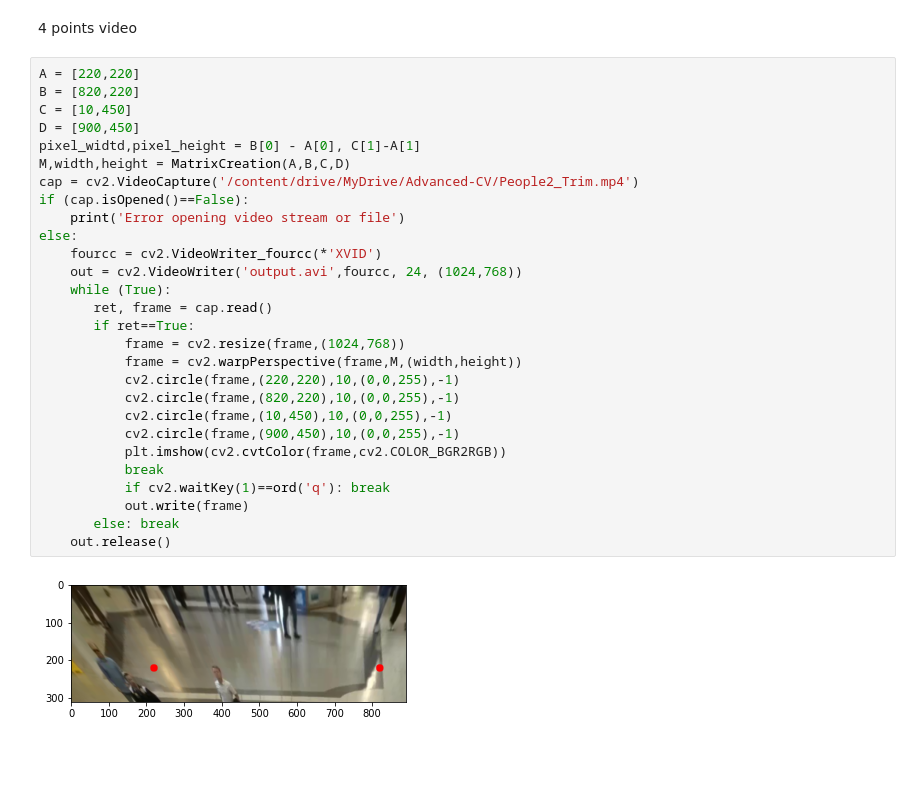
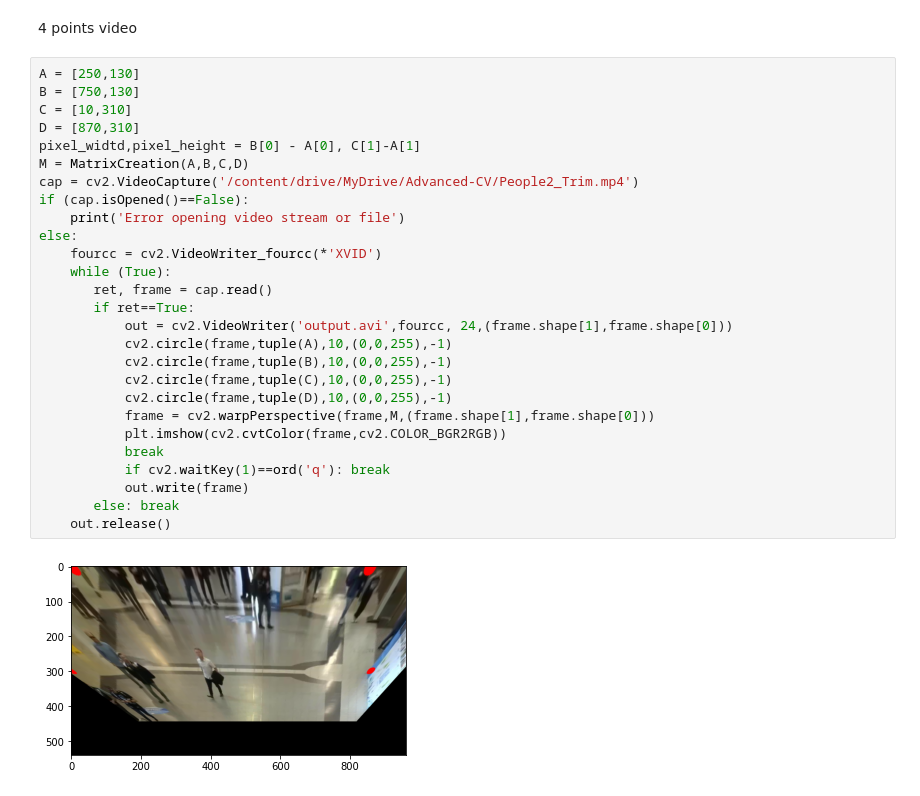
Before and after one commit to lephuocdat2000/Advanced-CV, a Jupyter notebook: FinalProject.ipynb, the cells around one changed output. Cells and saved outputs as stored; diff of their text form; blank space fills up the shorter version.

```diff
--- a/FinalProject.ipynb
+++ b/FinalProject.ipynb
@@ -315,32 +232,31 @@ plt.imshow(cv2.cvtColor(image,cv2.COLOR_BGR2RGB))
 # %% [markdown]
 4 points video
 # %%
-A = [220,220]
-B = [820,220]
-C = [10,450]
-D = [900,450]
+A = [250,130]
+B = [750,130]
+C = [10,310]
+D = [870,310]
 pixel_widtd,pixel_height = B[0] - A[0], C[1]-A[1]
-M,width,height = MatrixCreation(A,B,C,D)
+M = MatrixCreation(A,B,C,D)
 cap = cv2.VideoCapture('/content/drive/MyDrive/Advanced-CV/People2_Trim.mp4')
 if (cap.isOpened()==False):
     print('Error opening video stream or file')
 else:
     fourcc = cv2.VideoWriter_fourcc(*'XVID')
-    out = cv2.VideoWriter('output.avi',fourcc, 24, (1024,768))
     while (True):
        ret, frame = cap.read()
        if ret==True:
-           frame = cv2.resize(frame,(1024,768))
-           frame = cv2.warpPerspective(frame,M,(width,height))
-           cv2.circle(frame,(220,220),10,(0,0,255),-1)
-           cv2.circle(frame,(820,220),10,(0,0,255),-1)
-           cv2.circle(frame,(10,450),10,(0,0,255),-1)
-           cv2.circle(frame,(900,450),10,(0,0,255),-1)
+           out = cv2.VideoWriter('output.avi',fourcc, 24,(frame.shape[1],frame.shape[0]))
+           cv2.circle(frame,tuple(A),10,(0,0,255),-1)
+           cv2.circle(frame,tuple(B),10,(0,0,255),-1)
+           cv2.circle(frame,tuple(C),10,(0,0,255),-1)
+           cv2.circle(frame,tuple(D),10,(0,0,255),-1)
+           frame = cv2.warpPerspective(frame,M,(frame.shape[1],frame.shape[0]))
            plt.imshow(cv2.cvtColor(frame,cv2.COLOR_BGR2RGB))
            break
            if cv2.waitKey(1)==ord('q'): break
            out.write(frame)
        else: break
     out.release()
 # %% [output]
-[figure, old version]
+[figure, new version]
```
Also changed, not shown: parts of 9 cells of this notebook.
